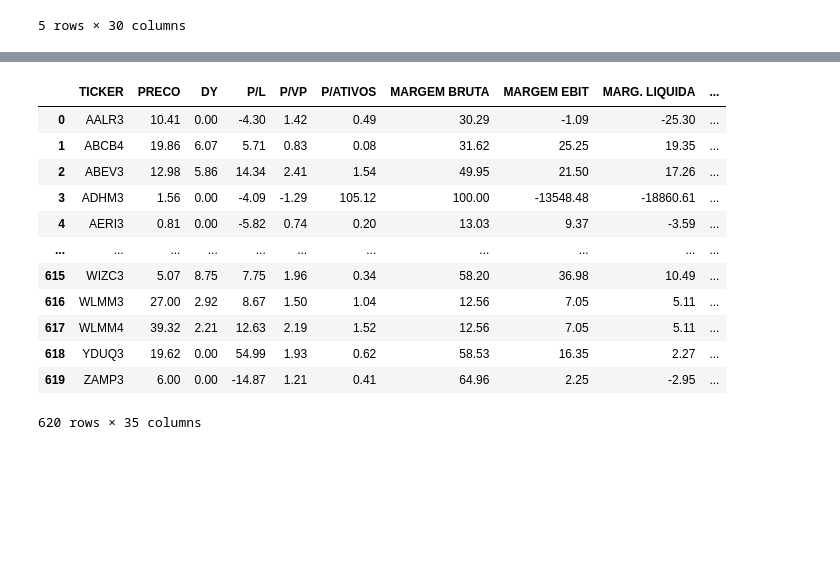
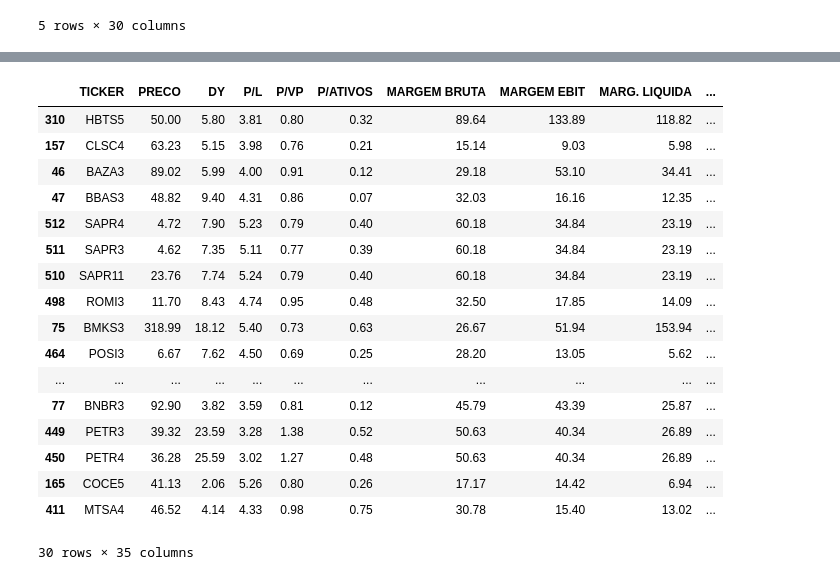
Before and after one commit to APF2000/data-analysis, a Jupyter notebook: status_invest/status_invest.ipynb, the cells around one changed output, grey strips where cells are left out. Cells and saved outputs as stored; diff of their text form; code cells hidden in the pictures; blank space fills up the shorter version.

```diff
--- a/status_invest/status_invest.ipynb
+++ b/status_invest/status_invest.ipynb
@@ -63,18 +63,23 @@ br_stocks["point_sum"] = sum([br_stocks["point_%d" % i] for i in range(1, 5)])
 {'NEMO6', 'B3SA3', 'AHEB6', 'FIBR3', 'SHUL3', 'POMO4', 'SLED4', 'EQPA3', 'NEMO5', 'INTB3', 'ANDG3B', 'CMIG4', 'EQPA5', 'BRML3', 'VULC3', 'EGIE3', 'LOGG3', 'LUXM3', 'KLBN4', 'MWET3', 'TRPL3', 'CALI3',  ...
 {'NEMO6', 'USIM5', 'MRFG3', 'GOAU3', 'EPAR3', 'SLED4', 'VULC3', 'INTB3', 'ELET6', 'EQPA5', 'VVEO3', 'TXRX3', 'UCAS3', 'BOBR3', 'RDNI3', 'CALI3', 'LAND3', 'JOPA4', 'VITT3', 'IGTI3', 'CEDO3', 'CRIV4', ' ...
 # %%
-br_stocks.sort_values(by="point_sum")
+br_stocks.sort_values(by="point_sum", ascending=False).head(30)
 # %% [output]
 |  | TICKER | PRECO | DY | P/L | P/VP | P/ATIVOS | MARGEM BRUTA | MARGEM EBIT | MARG. LIQUIDA | ... |
-| 0 | AALR3 | 10.41 | 0.00 | -4.30 | 1.42 | 0.49 | 30.29 | -1.09 | -25.30 | ... |
-| 1 | ABCB4 | 19.86 | 6.07 | 5.71 | 0.83 | 0.08 | 31.62 | 25.25 | 19.35 | ... |
-| 2 | ABEV3 | 12.98 | 5.86 | 14.34 | 2.41 | 1.54 | 49.95 | 21.50 | 17.26 | ... |
-| 3 | ADHM3 | 1.56 | 0.00 | -4.09 | -1.29 | 105.12 | 100.00 | -13548.48 | -18860.61 | ... |
-| 4 | AERI3 | 0.81 | 0.00 | -5.82 | 0.74 | 0.20 | 13.03 | 9.37 | -3.59 | ... |
+| 310 | HBTS5 | 50.00 | 5.80 | 3.81 | 0.80 | 0.32 | 89.64 | 133.89 | 118.82 | ... |
+| 157 | CLSC4 | 63.23 | 5.15 | 3.98 | 0.76 | 0.21 | 15.14 | 9.03 | 5.98 | ... |
+| 46 | BAZA3 | 89.02 | 5.99 | 4.00 | 0.91 | 0.12 | 29.18 | 53.10 | 34.41 | ... |
+| 47 | BBAS3 | 48.82 | 9.40 | 4.31 | 0.86 | 0.07 | 32.03 | 16.16 | 12.35 | ... |
+| 512 | SAPR4 | 4.72 | 7.90 | 5.23 | 0.79 | 0.40 | 60.18 | 34.84 | 23.19 | ... |
+| 511 | SAPR3 | 4.62 | 7.35 | 5.11 | 0.77 | 0.39 | 60.18 | 34.84 | 23.19 | ... |
+| 510 | SAPR11 | 23.76 | 7.74 | 5.24 | 0.79 | 0.40 | 60.18 | 34.84 | 23.19 | ... |
+| 498 | ROMI3 | 11.70 | 8.43 | 4.74 | 0.95 | 0.48 | 32.50 | 17.85 | 14.09 | ... |
+| 75 | BMKS3 | 318.99 | 18.12 | 5.40 | 0.73 | 0.63 | 26.67 | 51.94 | 153.94 | ... |
+| 464 | POSI3 | 6.67 | 7.62 | 4.50 | 0.69 | 0.25 | 28.20 | 13.05 | 5.62 | ... |
 | ... | ... | ... | ... | ... | ... | ... | ... | ... | ... | ... |
-| 615 | WIZC3 | 5.07 | 8.75 | 7.75 | 1.96 | 0.34 | 58.20 | 36.98 | 10.49 | ... |
-| 616 | WLMM3 | 27.00 | 2.92 | 8.67 | 1.50 | 1.04 | 12.56 | 7.05 | 5.11 | ... |
-| 617 | WLMM4 | 39.32 | 2.21 | 12.63 | 2.19 | 1.52 | 12.56 | 7.05 | 5.11 | ... |
-| 618 | YDUQ3 | 19.62 | 0.00 | 54.99 | 1.93 | 0.62 | 58.53 | 16.35 | 2.27 | ... |
-| 619 | ZAMP3 | 6.00 | 0.00 | -14.87 | 1.21 | 0.41 | 64.96 | 2.25 | -2.95 | ... |
+| 77 | BNBR3 | 92.90 | 3.82 | 3.59 | 0.81 | 0.12 | 45.79 | 43.39 | 25.87 | ... |
+| 449 | PETR3 | 39.32 | 23.59 | 3.28 | 1.38 | 0.52 | 50.63 | 40.34 | 26.89 | ... |
+| 450 | PETR4 | 36.28 | 25.59 | 3.02 | 1.27 | 0.48 | 50.63 | 40.34 | 26.89 | ... |
+| 165 | COCE5 | 41.13 | 2.06 | 5.26 | 0.80 | 0.26 | 17.17 | 14.42 | 6.94 | ... |
+| 411 | MTSA4 | 46.52 | 4.14 | 4.33 | 0.98 | 0.75 | 30.78 | 15.40 | 13.02 | ... |
-620 rows × 35 columns
+30 rows × 35 columns
```
Also changed, not shown: parts of 1 cell of this notebook.
